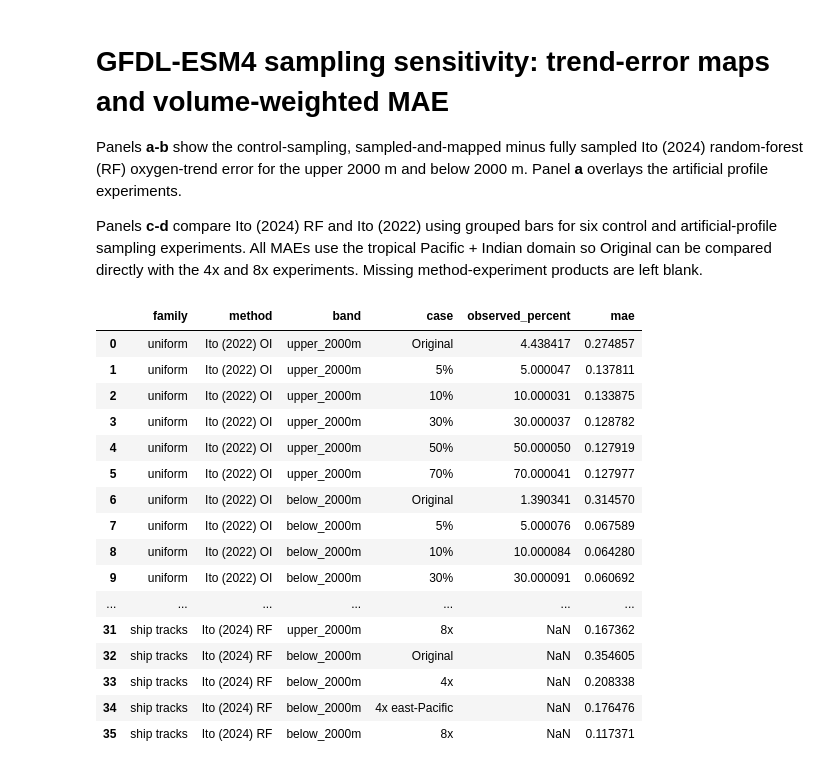
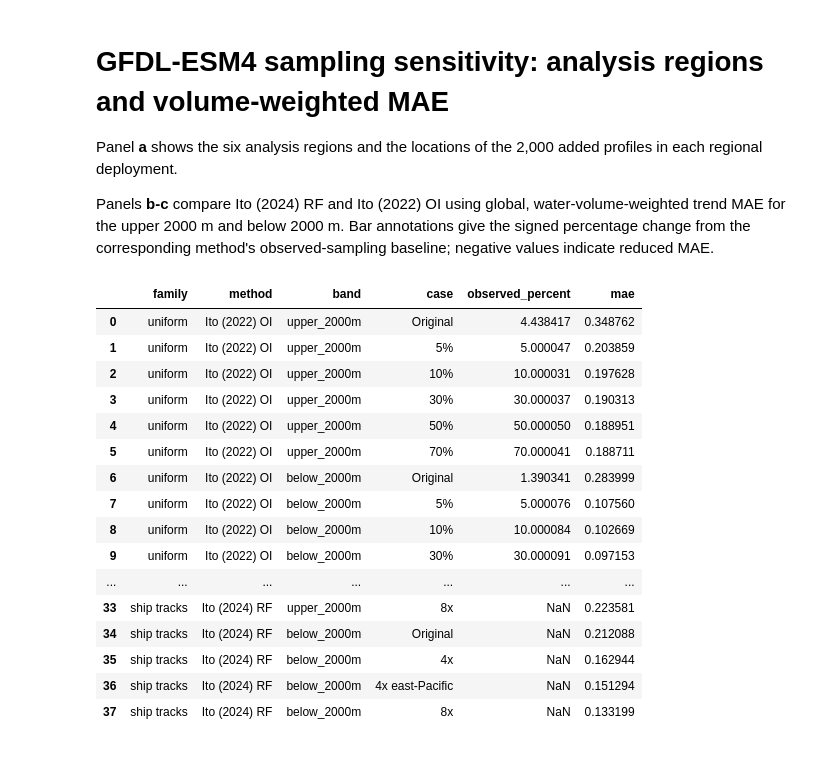
Before and after one commit to dhruvbhagtani/Historical_ocean_deoxygenation_figures, a Jupyter notebook: GFDL_ESM4_sampling_sensitivity_six_panel.ipynb, the cells around one changed output. Drawn from its saved outputs; the diff is of its cells as text; code cells hidden in the pictures.

```diff
--- a/GFDL_ESM4_sampling_sensitivity_six_panel.ipynb
+++ b/GFDL_ESM4_sampling_sensitivity_six_panel.ipynb
@@ -5,9 +3,9 @@ Consistent reconstruction colors, separate legends, no random-global series, and
 # %% [markdown]
-# GFDL-ESM4 sampling sensitivity: trend-error maps and volume-weighted MAE
+# GFDL-ESM4 sampling sensitivity: analysis regions and volume-weighted MAE
 
-Panels **a-b** show the control-sampling, sampled-and-mapped minus fully sampled Ito (2024) random-forest (RF) oxygen-trend error for the upper 2000 m and below 2000 m. Panel **a** overlays the artificial profile experiments.
+Panel **a** shows the six analysis regions and the locations of the 2,000 added profiles in each regional deployment.
 
-Panels **c-d** compare Ito (2024) RF and Ito (2022) using grouped bars for six control and artificial-profile sampling experiments. All MAEs use the tropical Pacific + Indian domain so Original can be compared directly with the 4x and 8x experiments. Missing method-experiment products are left blank.
+Panels **b-c** compare Ito (2024) RF and Ito (2022) OI using global, water-volume-weighted trend MAE for the upper 2000 m and below 2000 m. Bar annotations give the signed percentage change from the corresponding method's observed-sampling baseline; negative values indicate reduced MAE.
 # %%
 from pathlib import Path
 
@@ -17,10 +15,13 @@ import pandas as pd
 import xarray as xr
 import matplotlib.pyplot as plt
 import matplotlib.lines as mlines
-from matplotlib.colors import TwoSlopeNorm
+from matplotlib.colors import BoundaryNorm, ListedColormap
 from cartopy import crs as ccrs
 import cartopy.feature as cfeature
 from cartopy.util import add_cyclic_point
+import sys
+sys.path.append('/scratch/gpfs/GEOCLIM/LRGROUP/db9274/Analysis/Python_functions')
+import basin_masks
 
 PAPER = Path('/scratch/gpfs/LRGROUP/db9274/Variability_trends_EC/Paper_figures')
 ARTIFICIAL = Path('/scratch/gpfs/LRGROUP/db9274/GFDL_ESM4_artificial_subsampling')
@@ -31,6 +32,8 @@ OI_UNIFORM_CACHE = TREND_DIR / 'ito2022_fully_minus_gap_filled_level_first_volum
 OI_SHIP_CACHE = TREND_DIR / 'ito2022_original_4x_4xeast_8x.nc'
 RF_SHIP_CACHE = TREND_DIR / 'ito2024_rf_original_4x_4xeast_8x.nc'
 RF_05_CACHE = TREND_DIR / 'fully_minus_gap_filled_rf_pct05_level_first_volume_weighted_1965_2021.nc'
+RF_30 = ARTIFICIAL / 'workflows/Ito_2024_NN/NETCDF/Artificial_subsampling_RF/GFDL_ESM4_pct30_r1i1p1f1_oxygen_gridded_RF.nc'
+RF_30_CACHE = TREND_DIR / 'fully_minus_gap_filled_rf_pct30_level_first_volume_weighted_1965_2021.nc'
 BASIN_MASK = Path('/scratch/gpfs/GEOCLIM/LRGROUP/db9274/Analysis/Variability_quantification/Ito_2022_OI_algorithm/optint_wod_o2/basin_mask_01.nc')
 RAND_MASK = ARTIFICIAL / 'annual_masks/annual_mask_GFDL_ESM4_r1i1p1f1_randobs.nc'
 RAND_NN = ARTIFICIAL / 'workflows/Ito_2024_NN/NETCDF/Artificial_subsampling_NN/GFDL_ESM4_randobs_r1i1p1f1_oxygen_gridded_NN.nc'
@@ -38,6 +41,7 @@ RAND_RF = ARTIFICIAL / 'workflows/Ito_2024_NN/NETCDF/Artificial_subsampling_RF/G
 RAND_OI = ARTIFICIAL / 'workflows/Ito_2022_OI/NETCDF/processed/o2_grid_1x1_GFDL_ESM4_randobs.nc'
 RAND_TREND_CACHE = PAPER / 'cache_gfdl_esm4_randobs_trend_error_maps.nc'
 FULL = PAPER / 'NETCDF/Fully_sampled_models_annual_o2/o2_1x1bin_GFDL_ESM4_r1i1p1f1.nc'
+OBSERVED_O2 = Path('/scratch/gpfs/GEOCLIM/LRGROUP/db9274/Analysis/Variability_quantification/Ito_2022_OI_algorithm/Preprocessing_RB23/Monthly_subsampled_fields_1965_2021/o2/o2_1x1bin_GFDL_ESM4_r1i1p1f1.nc')
 
 MASKS = {
     '4x': ARTIFICIAL / 'annual_masks/annual_added_shiptrack_mask_GFDL_ESM4_r1i1p1f1_ship4x.nc',
@@ -48,14 +52,14 @@ UNIFORM_MASKS = {
     key: ARTIFICIAL / f'annual_masks/annual_mask_GFDL_ESM4_r1i1p1f1_pct{key}.nc'
     for key in ('05', '10', '30', '50', '70')
 }
-required = [UNIFORM_CACHE, SHIP_CACHE, OI_UNIFORM_CACHE, OI_SHIP_CACHE, RF_SHIP_CACHE, RF_05_CACHE, BASIN_MASK, RAND_MASK, RAND_NN, RAND_RF, FULL, *MASKS.values(), *UNIFORM_MASKS.values()]
+required = [UNIFORM_CACHE, SHIP_CACHE, OI_UNIFORM_CACHE, OI_SHIP_CACHE, RF_SHIP_CACHE, RF_05_CACHE, RF_30, BASIN_MASK, RAND_MASK, RAND_NN, RAND_RF, FULL, OBSERVED_O2, *MASKS.values(), *UNIFORM_MASKS.values()]
 missing = [str(path) for path in required if not path.exists()]
 assert not missing, 'Missing inputs:\n' + '\n'.join(missing)
 
 plt.rcParams.update({
-    'figure.dpi': 150, 'savefig.dpi': 600, 'font.size': 8,
-    'axes.titlesize': 8.5, 'axes.labelsize': 8, 'xtick.labelsize': 8,
-    'ytick.labelsize': 8, 'legend.fontsize': 8,
+    'figure.dpi': 150, 'savefig.dpi': 600, 'font.size': 10,
+    'axes.titlesize': 11, 'axes.labelsize': 10, 'xtick.labelsize': 10,
+    'ytick.labelsize': 10, 'legend.fontsize': 10,
     'axes.spines.top': False, 'axes.spines.right': False,
     'axes.linewidth': 0.7, 'pdf.fonttype': 42, 'ps.fonttype': 42,
     'savefig.facecolor': 'white', 'savefig.edgecolor': 'none',
@@ -198,6 +202,18 @@ oi_uniform = xr.open_dataset(OI_UNIFORM_CACHE)
 oi_ship = xr.open_dataset(OI_SHIP_CACHE)
 rf_ship = xr.open_dataset(RF_SHIP_CACHE)
 rf05 = xr.open_dataset(RF_05_CACHE)
+if RF_30_CACHE.exists():
+    rf30 = xr.open_dataset(RF_30_CACHE)
+else:
+    z0, y0, x0, full_30_trend = calculate_level_trends(FULL, 1965, 2021)
+    z1, y1, x1, mapped_30_trend = calculate_level_trends(RF_30, 1965, 2021)
+    if not (np.allclose(z0, z1) and np.allclose(y0, y1) and np.allclose(x0, x1)):
+        raise ValueError('RF 30% coordinates do not match fully sampled coordinates')
+    rf30 = xr.Dataset(coords={'lat': y0, 'lon': x0})
+    for band, values in difference_maps(full_30_trend, mapped_30_trend, z0).items():
+        rf30[f'fully_minus_gap_filled_rf30_{band}'] = (('lat', 'lon'), values.astype('float32'))
+    rf30.to_netcdf(RF_30_CACHE, encoding={v: {'zlib': True, 'complevel': 4} for v in rf30.data_vars})
+    print(f'Saved {RF_30_CACHE}')
 
 with xr.open_dataset(RAND_MASK) as random_mask:
     random_pct = {
@@ -219,11 +235,11 @@ for method, dataset in uniform_sources.items():
     for band in BANDS:
         rows.append({'family': 'uniform', 'method': method, 'band': band, 'case': 'Original',
                      'observed_percent': original_pct[band],
-                     'mae': volume_weighted_mae(dataset[f'fully_minus_gap_filled_original_{band}'], band, region=tropical_ship_region)})
+                     'mae': volume_weighted_mae(dataset[f'fully_minus_gap_filled_original_{band}'], band)})
         for key in UNIFORM_MASKS:
             rows.append({'family': 'uniform', 'method': method, 'band': band, 'case': f'{int(key)}%',
                          'observed_percent': uniform_percent[band][key],
-                         'mae': volume_weighted_mae(dataset[f'fully_minus_gap_filled_{key}_{band}'], band, region=tropical_ship_region)})
+                         'mae': volume_weighted_mae(dataset[f'fully_minus_gap_filled_{key}_{band}'], band)})
 
 # Random-global sampling has the same observed volume as original sampling.
 for method, key in [('Ito (2022) OI', 'oi'), ('Ito (2024) RF', 'rf')]:
@@ -232,53 +248,55 @@ for method, key in [('Ito (2022) OI', 'oi'), ('Ito (2024) RF', 'rf')]:
         if name in rand_trends:
             rows.append({'family':'uniform','method':method,'band':band,'case':'Random global',
                          'observed_percent':random_pct[band],
-                         'mae':volume_weighted_mae(rand_trends[name],band,region=tropical_ship_region)})
+                         'mae':volume_weighted_mae(rand_trends[name],band)})
 
-# Only original and 5% uniform RF products currently exist.
+# RF uniform-coverage cases used in the revised comparison.
 for band in BANDS:
     rows.extend([
         {'family': 'uniform', 'method': 'Ito (2024) RF', 'band': band, 'case': 'Original',
          'observed_percent': original_pct[band],
-         'mae': volume_weighted_mae(rf_ship[f'fully_minus_gap_filled_original_{band}'], band, region=tropical_ship_region)},
+         'mae': volume_weighted_mae(rf_ship[f'fully_minus_gap_filled_original_{band}'], band)},
         {'family': 'uniform', 'method': 'Ito (2024) RF', 'band': band, 'case': '5%',
          'observed_percent': uniform_percent[band]['05'],
          'mae': volume_weighted_mae(rf05[f'fully_minus_gap_filled_rf05_{band}'], band)},
+        {'family': 'uniform', 'method': 'Ito (2024) RF', 'band': band, 'case': '30%',
+         'observed_percent': uniform_percent[band]['30'],
+         'mae': volume_weighted_mae(rf30[f'fully_minus_gap_filled_rf30_{band}'], band)},
     ])
 
 ship_sources = {'Ito (2022) OI': oi_ship, 'Ito (2024) RF': rf_ship}
 for method, dataset in ship_sources.items():
     for band in BANDS:
         for key, label in [('original', 'Original'), ('ship4x', '4x'),
                            ('ship4x_eastpac', '4x east-Pacific'), ('ship8x', '8x')]:
             rows.append({
                 'family': 'ship tracks', 'method': method, 'band': band, 'case': label,
                 'observed_percent': np.nan,
                 'mae': volume_weighted_mae(
-                    dataset[f'fully_minus_gap_filled_{key}_{band}'], band,
-                    region=tropical_ship_region,
+                    dataset[f'fully_minus_gap_filled_{key}_{band}'], band
                 ),
             })
 
 metrics = pd.DataFrame(rows)
 METRICS_CSV = PAPER / 'gfdl_esm4_sampling_sensitivity_volume_weighted_mae.csv'
 metrics.to_csv(METRICS_CSV, index=False)
 metrics
 # %% [output]
 |  | family | method | band | case | observed_percent | mae |
-| 0 | uniform | Ito (2022) OI | upper_2000m | Original | 4.438417 | 0.274857 |
-| 1 | uniform | Ito (2022) OI | upper_2000m | 5% | 5.000047 | 0.137811 |
-| 2 | uniform | Ito (2022) OI | upper_2000m | 10% | 10.000031 | 0.133875 |
-| 3 | uniform | Ito (2022) OI | upper_2000m | 30% | 30.000037 | 0.128782 |
-| 4 | uniform | Ito (2022) OI | upper_2000m | 50% | 50.000050 | 0.127919 |
-| 5 | uniform | Ito (2022) OI | upper_2000m | 70% | 70.000041 | 0.127977 |
-| 6 | uniform | Ito (2022) OI | below_2000m | Original | 1.390341 | 0.314570 |
-| 7 | uniform | Ito (2022) OI | below_2000m | 5% | 5.000076 | 0.067589 |
-| 8 | uniform | Ito (2022) OI | below_2000m | 10% | 10.000084 | 0.064280 |
-| 9 | uniform | Ito (2022) OI | below_2000m | 30% | 30.000091 | 0.060692 |
+| 0 | uniform | Ito (2022) OI | upper_2000m | Original | 4.438417 | 0.348762 |
+| 1 | uniform | Ito (2022) OI | upper_2000m | 5% | 5.000047 | 0.203859 |
+| 2 | uniform | Ito (2022) OI | upper_2000m | 10% | 10.000031 | 0.197628 |
+| 3 | uniform | Ito (2022) OI | upper_2000m | 30% | 30.000037 | 0.190313 |
+| 4 | uniform | Ito (2022) OI | upper_2000m | 50% | 50.000050 | 0.188951 |
+| 5 | uniform | Ito (2022) OI | upper_2000m | 70% | 70.000041 | 0.188711 |
+| 6 | uniform | Ito (2022) OI | below_2000m | Original | 1.390341 | 0.283999 |
+| 7 | uniform | Ito (2022) OI | below_2000m | 5% | 5.000076 | 0.107560 |
+| 8 | uniform | Ito (2022) OI | below_2000m | 10% | 10.000084 | 0.102669 |
+| 9 | uniform | Ito (2022) OI | below_2000m | 30% | 30.000091 | 0.097153 |
 | ... | ... | ... | ... | ... | ... | ... |
-| 31 | ship tracks | Ito (2024) RF | upper_2000m | 8x | NaN | 0.167362 |
-| 32 | ship tracks | Ito (2024) RF | below_2000m | Original | NaN | 0.354605 |
-| 33 | ship tracks | Ito (2024) RF | below_2000m | 4x | NaN | 0.208338 |
-| 34 | ship tracks | Ito (2024) RF | below_2000m | 4x east-Pacific | NaN | 0.176476 |
-| 35 | ship tracks | Ito (2024) RF | below_2000m | 8x | NaN | 0.117371 |
+| 33 | ship tracks | Ito (2024) RF | upper_2000m | 8x | NaN | 0.223581 |
+| 34 | ship tracks | Ito (2024) RF | below_2000m | Original | NaN | 0.212088 |
+| 35 | ship tracks | Ito (2024) RF | below_2000m | 4x | NaN | 0.162944 |
+| 36 | ship tracks | Ito (2024) RF | below_2000m | 4x east-Pacific | NaN | 0.151294 |
+| 37 | ship tracks | Ito (2024) RF | below_2000m | 8x | NaN | 0.133199 |
 # %%
```
Also changed, not shown: parts of 5 cells of this notebook, 32 other files.
